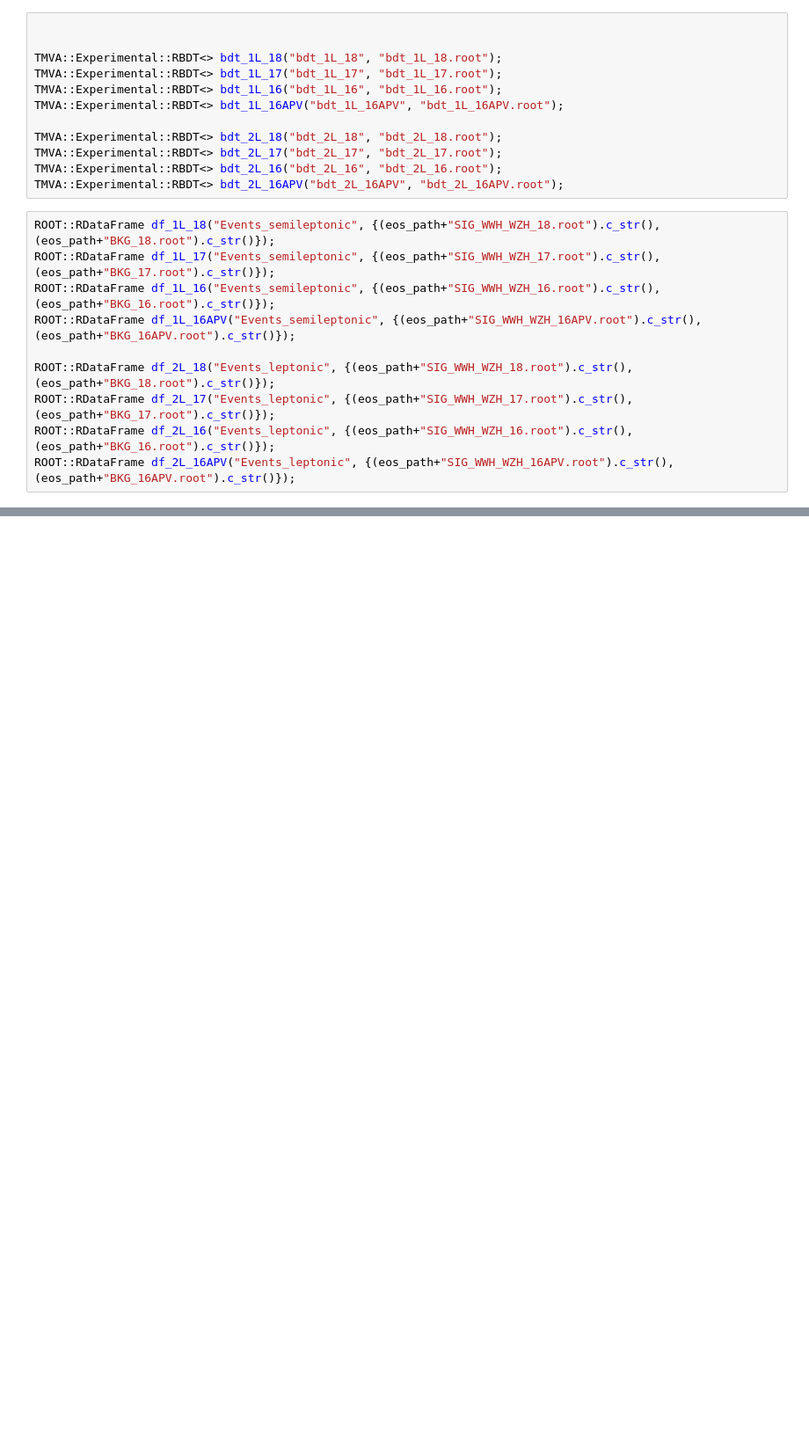
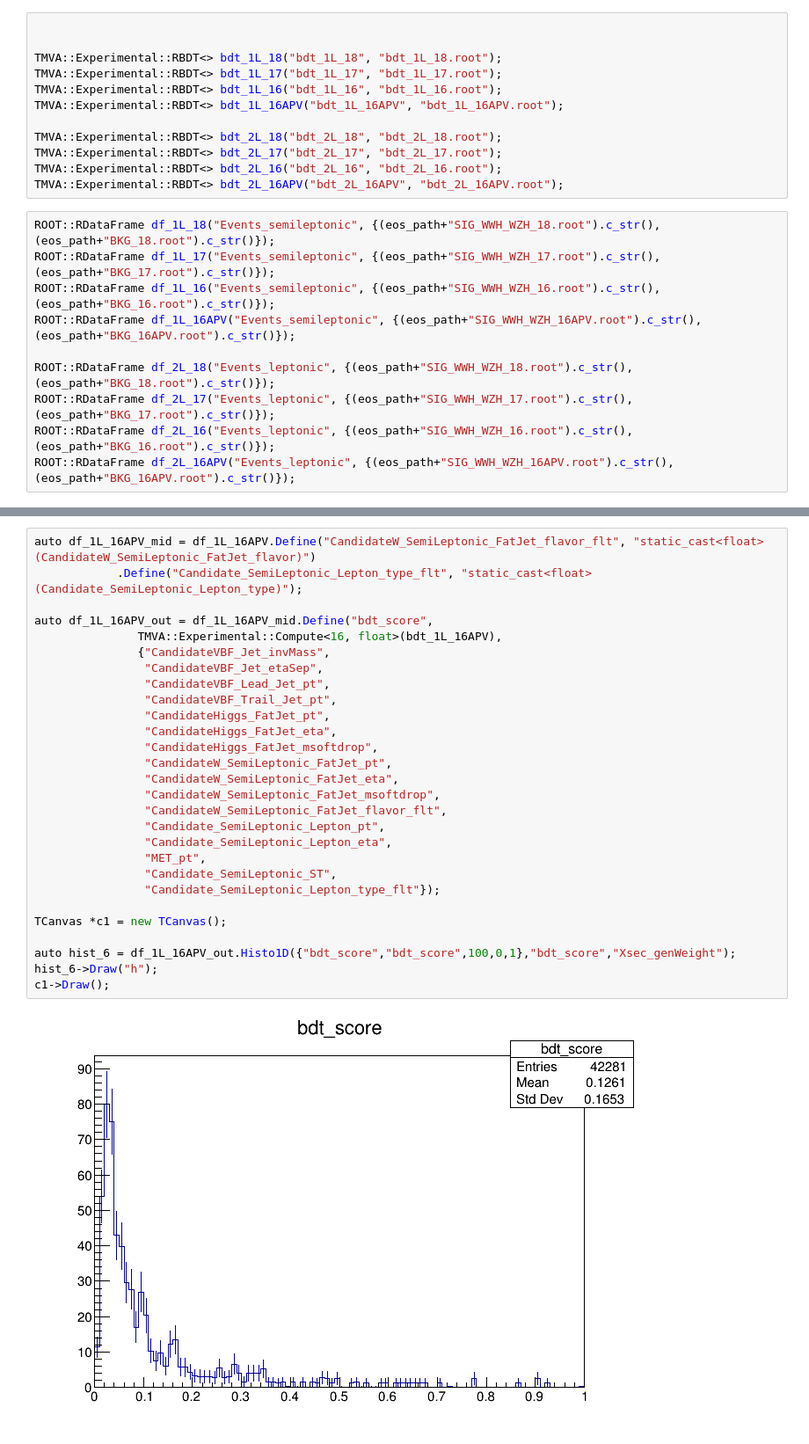
Before and after one commit to lzygala/HVV, a Jupyter notebook: Bdt/Apply_BDT_C++.ipynb, the cells around one changed output, grey strips where cells are left out. Shown: that part at 88% size. Cells and saved outputs as stored; diff of their text form; blank space fills up the shorter version.

```diff
--- a/Bdt/Apply_BDT_C++.ipynb
+++ b/Bdt/Apply_BDT_C++.ipynb
@@ -190,0 +158,30 @@ c1->Draw();
+# %%
+auto df_1L_16APV_mid = df_1L_16APV.Define("CandidateW_SemiLeptonic_FatJet_flavor_flt", "static_cast<float>(CandidateW_SemiLeptonic_FatJet_flavor)")
+            .Define("Candidate_SemiLeptonic_Lepton_type_flt", "static_cast<float>(Candidate_SemiLeptonic_Lepton_type)");
+
+auto df_1L_16APV_out = df_1L_16APV_mid.Define("bdt_score",
+               TMVA::Experimental::Compute<16, float>(bdt_1L_16APV),
+               {"CandidateVBF_Jet_invMass",
+                "CandidateVBF_Jet_etaSep",
+                "CandidateVBF_Lead_Jet_pt",
+                "CandidateVBF_Trail_Jet_pt",
+                "CandidateHiggs_FatJet_pt",
+                "CandidateHiggs_FatJet_eta",
+                "CandidateHiggs_FatJet_msoftdrop",
+                "CandidateW_SemiLeptonic_FatJet_pt",
+                "CandidateW_SemiLeptonic_FatJet_eta",
+                "CandidateW_SemiLeptonic_FatJet_msoftdrop",
+                "CandidateW_SemiLeptonic_FatJet_flavor_flt",
+                "Candidate_SemiLeptonic_Lepton_pt",
+                "Candidate_SemiLeptonic_Lepton_eta",
+                "MET_pt",
+                "Candidate_SemiLeptonic_ST",
+                "Candidate_SemiLeptonic_Lepton_type_flt"});
+
+TCanvas *c1 = new TCanvas();
+
+auto hist_6 = df_1L_16APV_out.Histo1D({"bdt_score","bdt_score",100,0,1},"bdt_score","Xsec_genWeight");
+hist_6->Draw("h");
+c1->Draw();
+# %% [output]
+[figure, added]
```
Also changed, not shown: parts of 17 cells of this notebook.
